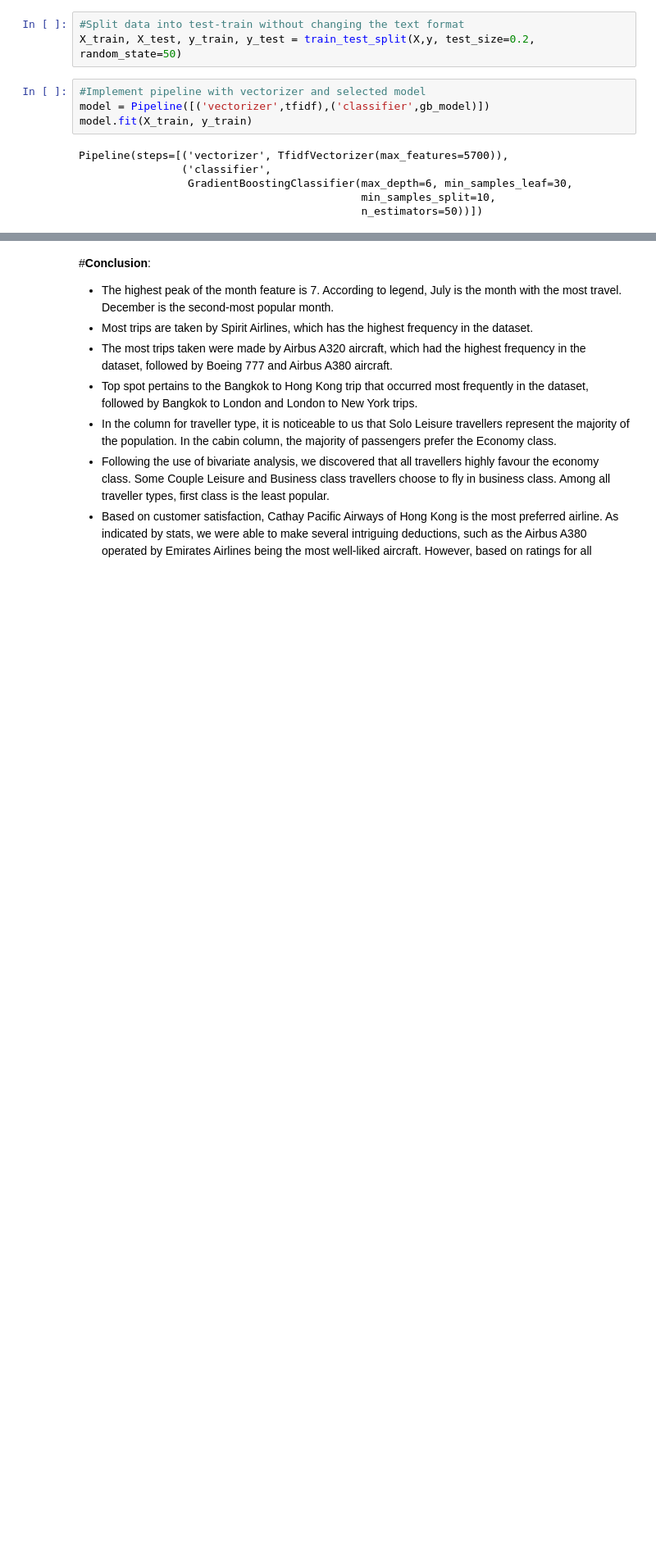
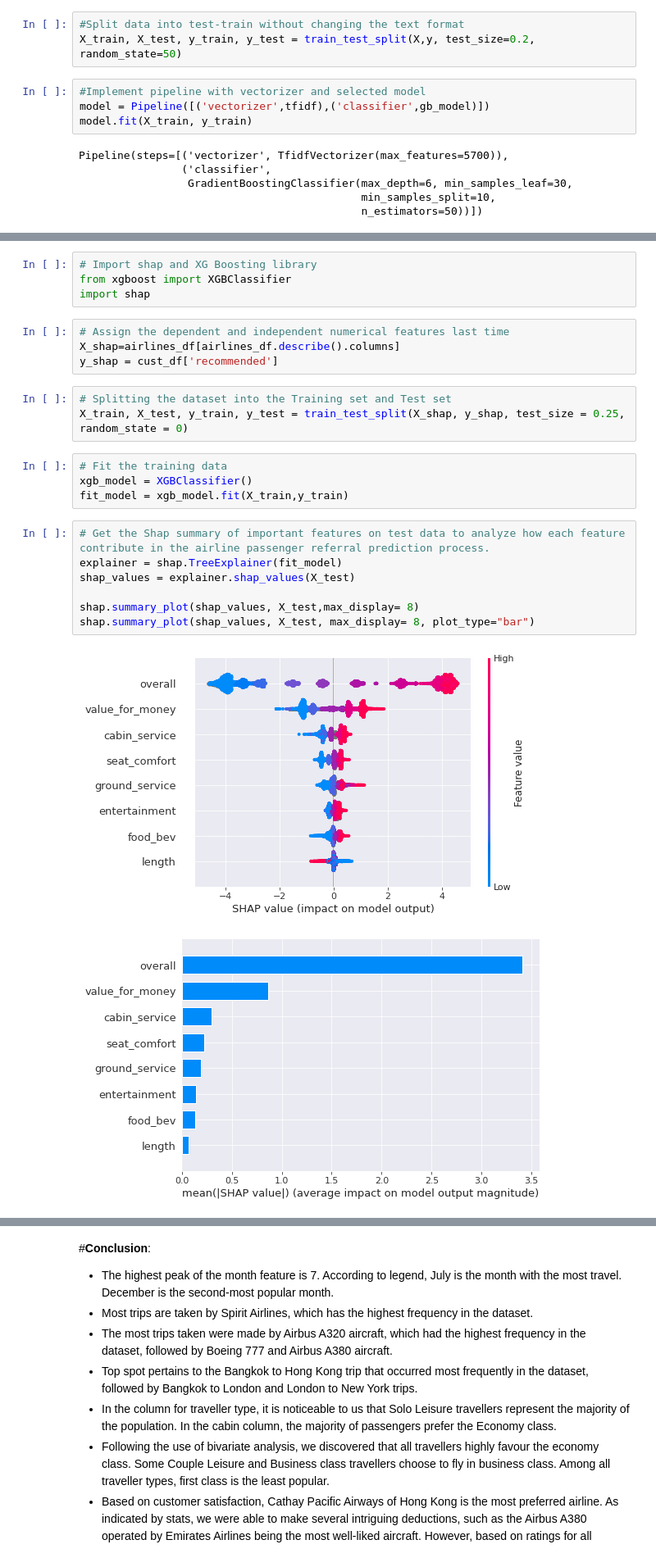
Before and after one commit to sanchitmisra/Airline-Passenger-Referral-Prediction, a Jupyter notebook: Airline_Passenger_Referral_Prediction.ipynb, the cells around one changed output, grey strips where cells are left out. Shown at 82% size. Drawn from its saved outputs; the diff is of its cells as text; blank space fills up the shorter version.

```diff
--- a/Airline_Passenger_Referral_Prediction.ipynb
+++ b/Airline_Passenger_Referral_Prediction.ipynb
@@ -1240,0 +1326,25 @@ df1
+# %%
+# Import shap and XG Boosting library
+from xgboost import XGBClassifier
+import shap
+# %%
+# Assign the dependent and independent numerical features last time
+X_shap=airlines_df[airlines_df.describe().columns]
+y_shap = cust_df['recommended']
+# %%
+# Splitting the dataset into the Training set and Test set
+X_train, X_test, y_train, y_test = train_test_split(X_shap, y_shap, test_size = 0.25, random_state = 0)
+# %%
+# Fit the training data
+xgb_model = XGBClassifier()
+fit_model = xgb_model.fit(X_train,y_train)
+# %%
+# Get the Shap summary of important features on test data to analyze how each feature contribute in the airline passenger referral prediction process.
+explainer = shap.TreeExplainer(fit_model)
+shap_values = explainer.shap_values(X_test)
+
+shap.summary_plot(shap_values, X_test,max_display= 8)
+shap.summary_plot(shap_values, X_test, max_display= 8, plot_type="bar")
+# %% [output]
+[figure, added]
+[figure, added]
```
Also changed, not shown: parts of 21 cells of this notebook.
